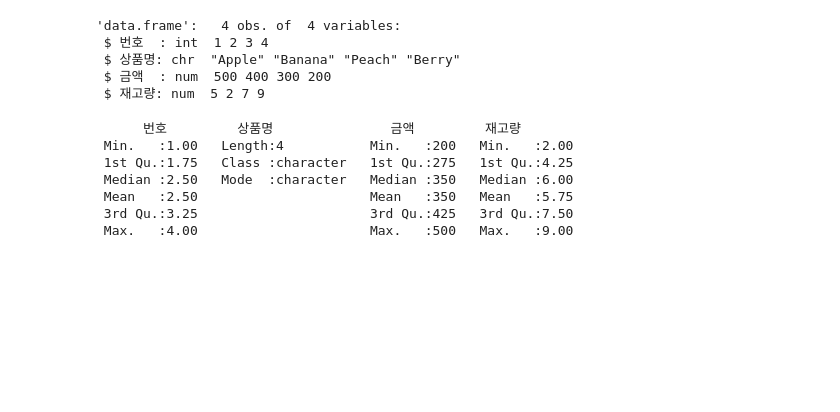
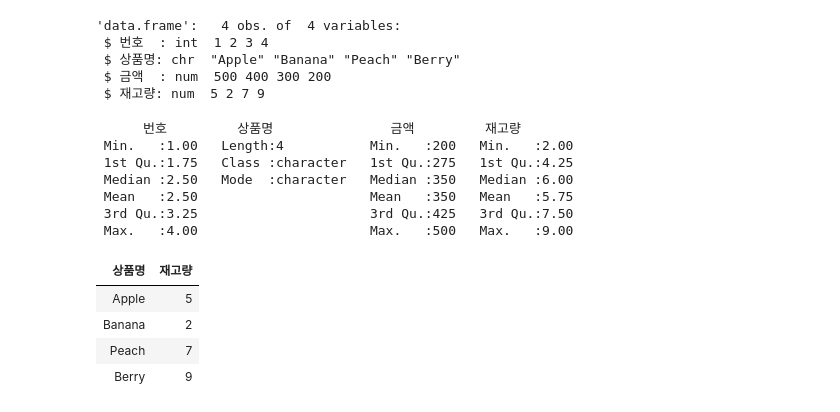
Before and after one commit to monargent0/TJRrrClass, a Jupyter notebook: 03. 벡터와 데이터프레임.ipynb, the cells around one changed output. Cells and saved outputs as stored; diff of their text form; code cells hidden in the pictures; blank space fills up the shorter version.

```diff
--- a/03. 벡터와 데이터프레임.ipynb
+++ b/03. 벡터와 데이터프레임.ipynb
@@ -448,3 +445,12 @@ summary(fruit)
  Mean   :2.50                      Mean   :350   Mean   :5.75
  3rd Qu.:3.25                      3rd Qu.:425   3rd Qu.:7.50
  Max.   :4.00                      Max.   :500   Max.   :9.00
+# %%
+# fruit에서 상품명과 재고량만 보기
+fruit[,c("상품명","재고량")]
+# %% [output]
+| 상품명 | 재고량 |
+| Apple | 5 |
+| Banana | 2 |
+| Peach | 7 |
+| Berry | 9 |
```
Also changed, not shown: parts of 2 cells of this notebook.
